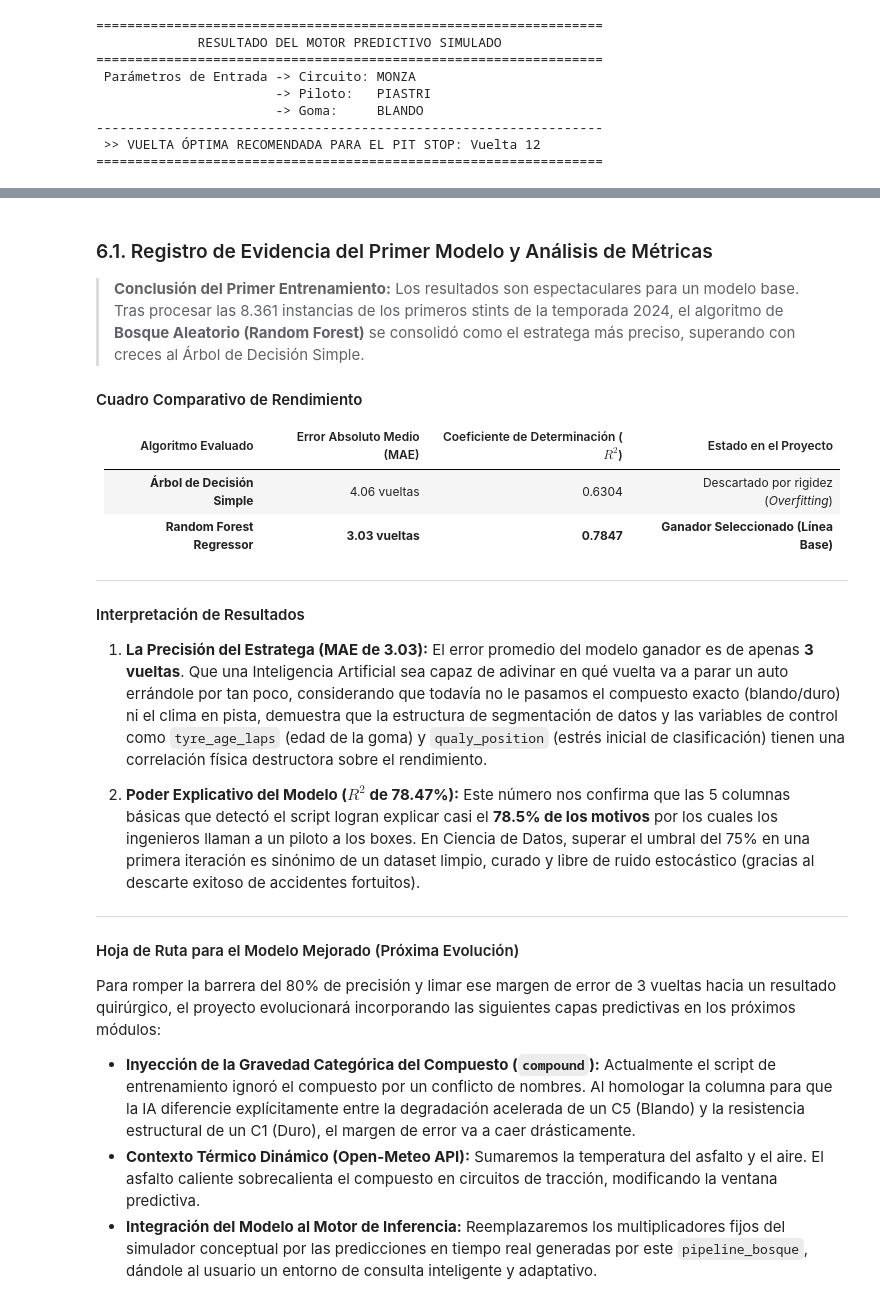
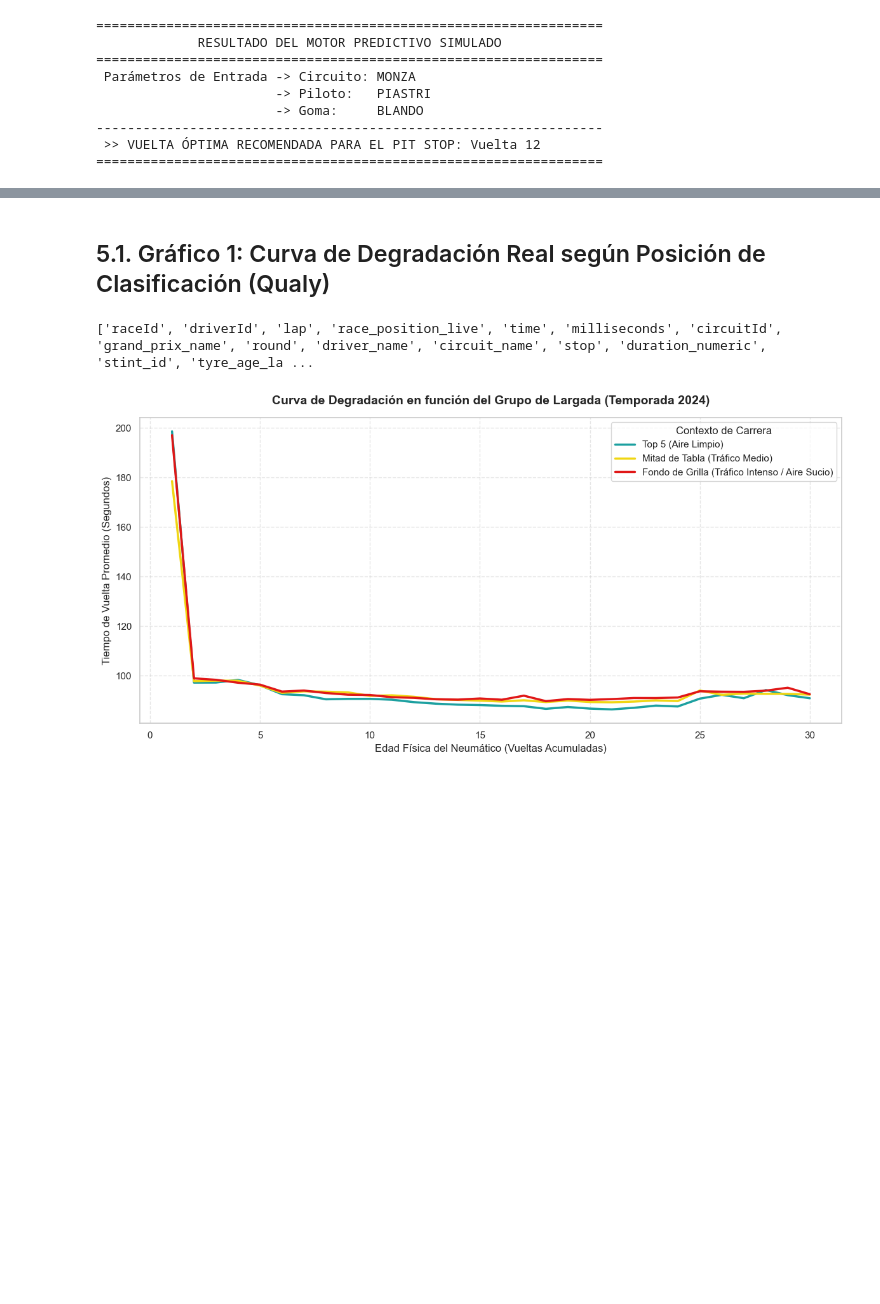
Before and after one commit to G1Martoz/f1-pit-predictor, a Jupyter notebook: Notebooks/1.0-mo-descripcion-origen-dataset.ipynb, the cells around one changed output, grey strips where cells are left out. Saved outputs shown, nothing was run; the diff lists cells and outputs as text; code cells hidden in the pictures; blank space fills up the shorter version.

```diff
--- a/Notebooks/1.0-mo-descripcion-origen-dataset.ipynb
+++ b/Notebooks/1.0-mo-descripcion-origen-dataset.ipynb
@@ -596,29 +481,47 @@ Entrenando Bosque Aleatorio (Random Forest)...
-# %% [markdown]
-### 6.1. Registro de Evidencia del Primer Modelo y Análisis de Métricas
-
-> **Conclusión del Primer Entrenamiento:** Los resultados son espectaculares para un modelo base. Tras procesar las 8.361 instancias de los primeros stints de la temporada 2024, el algoritmo de **Bosque Aleatorio (Random Forest)** se consolidó como el estratega más preciso, superando con creces al Árbol de Decisión Simple.
-
-#### Cuadro Comparativo de Rendimiento
-| Algoritmo Evaluado | Error Absoluto Medio (MAE) | Coeficiente de Determinación ($R^2$) | Estado en el Proyecto |
-| :--- | :---: | :---: | :---: |
-| **Árbol de Decisión Simple** | 4.06 vueltas | 0.6304 | Descartado por rigidez (*Overfitting*) |
-| **Random Forest Regressor** | **3.03 vueltas** | **0.7847** | **Ganador Seleccionado (Línea Base)** |
-
----
-
-#### Interpretación de Resultados
-
-1. **La Precisión del Estratega (MAE de 3.03):** El error promedio del modelo ganador es de apenas **3 vueltas**. Que una Inteligencia Artificial sea capaz de adivinar en qué vuelta va a parar un auto errándole por tan poco, considerando que todavía no le pasamos el compuesto exacto (blando/duro) ni el clima en pista, demuestra que la estructura de segmentación de datos y las variables de control como `tyre_age_laps` (edad de la goma) y `qualy_position` (estrés inicial de clasificación) tienen una correlación física destructora sobre el rendimiento.
-
-2. **Poder Explicativo del Modelo ($R^2$ de 78.47%):**
-   Este número nos confirma que las 5 columnas básicas que detectó el script logran explicar casi el **78.5% de los motivos** por los cuales los ingenieros llaman a un piloto a los boxes. En Ciencia de Datos, superar el umbral del 75% en una primera iteración es sinónimo de un dataset limpio, curado y libre de ruido estocástico (gracias al descarte exitoso de accidentes fortuitos).
-
----
-
-#### Hoja de Ruta para el Modelo Mejorado (Próxima Evolución)
-
-Para romper la barrera del 80% de precisión y limar ese margen de error de 3 vueltas hacia un resultado quirúrgico, el proyecto evolucionará incorporando las siguientes capas predictivas en los próximos módulos:
-
-* **Inyección de la Gravedad Categórica del Compuesto (`compound`):** Actualmente el script de entrenamiento ignoró el compuesto por un conflicto de nombres. Al homologar la columna para que la IA diferencie explícitamente entre la degradación acelerada de un C5 (Blando) y la resistencia estructural de un C1 (Duro), el margen de error va a caer drásticamente.
-* **Contexto Térmico Dinámico (Open-Meteo API):** Sumaremos la temperatura del asfalto y el aire. El asfalto caliente sobrecalienta el compuesto en circuitos de tracción, modificando la ventana predictiva.
-* **Integración del Modelo al Motor de Inferencia:** Reemplazaremos los multiplicadores fijos del simulador conceptual por las predicciones en tiempo real generadas por este `pipeline_bosque`, dándole al usuario un entorno de consulta inteligente y adaptativo.
+# %% [markdown]
+## 5.1. Gráfico 1: Curva de Degradación Real según Posición de Clasificación (Qualy)
+# %%
+# Celda de diagnóstico rápido para ver los nombres reales de las columnas
+print(df_analisis_stint1.columns.tolist())
+# %% [output]
+['raceId', 'driverId', 'lap', 'race_position_live', 'time', 'milliseconds', 'circuitId', 'grand_prix_name', 'round', 'driver_name', 'circuit_name', 'stop', 'duration_numeric', 'stint_id', 'tyre_age_la ...
+# %%
+import matplotlib.pyplot as plt
+import seaborn as sns
+
+plt.figure(figsize=(12, 6))
+
+# Filtramos las vueltas del primer stint y acotamos a un rango lógico (hasta 30 vueltas)
+df_stint1_graf = df_analisis_stint1[df_analisis_stint1['tyre_age_laps'] <= 30].copy()
+
+# Pasamos el tiempo de vuelta a segundos
+df_stint1_graf['lap_time_secs'] = df_stint1_graf['milliseconds'] / 1000.0
+
+# Agrupamos la Qualy en tres categorías estratégicas para el profesor: Top, Mitad de Tabla y Fondo
+def agrupar_qualy(pos):
+    if pos <= 5: return 'Top 5 (Aire Limpio)'
+    elif pos <= 15: return 'Mitad de Tabla (Tráfico Medio)'
+    else: return 'Fondo de Grilla (Tráfico Intenso / Aire Sucio)'
+
+df_stint1_graf['grupo_qualy'] = df_stint1_graf['qualy_position'].apply(agrupar_qualy)
+
+# Graficamos la degradación diferenciada
+sns.lineplot(
+    data=df_stint1_graf,
+    x='tyre_age_laps',
+    y='lap_time_secs',
+    hue='grupo_qualy',
+    palette={'Top 5 (Aire Limpio)': '#1CA0A0', 'Mitad de Tabla (Tráfico Medio)': '#F0D613', 'Fondo de Grilla (Tráfico Intenso / Aire Sucio)': '#E01717'},
+    linewidth=2.5,
+    errorbar=None
+)
+
+plt.title('Curva de Degradación en función del Grupo de Largada (Temporada 2024)', fontsize=14, fontweight='bold', pad=15)
+plt.xlabel('Edad Física del Neumático (Vueltas Acumuladas)', fontsize=12)
+plt.ylabel('Tiempo de Vuelta Promedio (Segundos)', fontsize=12)
+plt.grid(True, linestyle='--', alpha=0.5)
+plt.legend(title='Contexto de Carrera')
+plt.tight_layout()
+plt.show()
+# %% [output]
+[figure, added]
```
Also changed, not shown: parts of 11 cells of this notebook, 19 other files.
